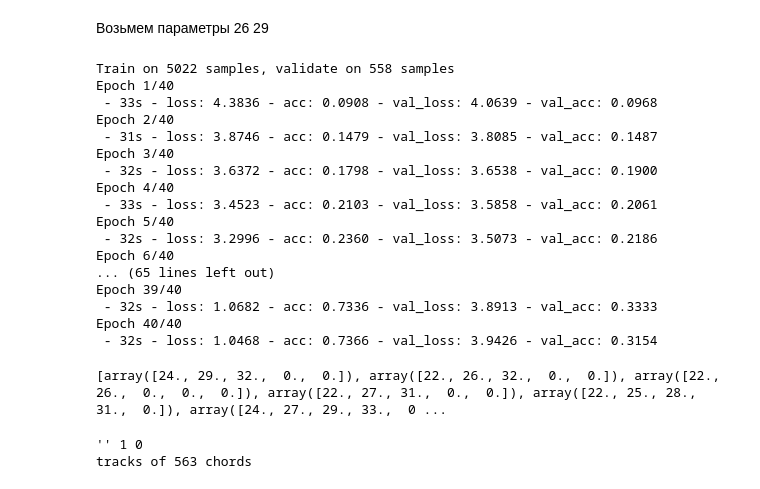
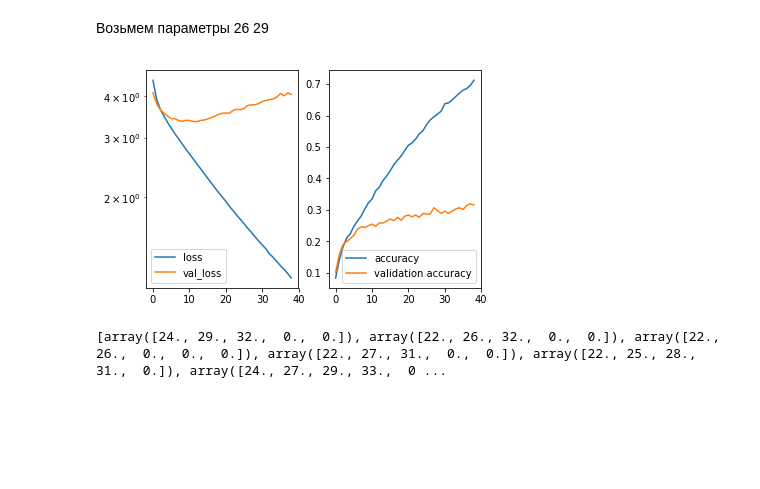
Before and after one commit to nzinov/accompaniator, a Jupyter notebook: ml/Bach.ipynb, the cells around one changed output. Cells and saved outputs as stored; diff of their text form; code cells hidden in the pictures; blank space fills up the shorter version.

```diff
--- a/ml/Bach.ipynb
+++ b/ml/Bach.ipynb
@@ -300,28 +302,12 @@ plot = PlotLearning()
 # %%
 model = Sequential()
 model.add(Embedding(size + 1, 26, input_length=6))
 model.add(LSTM(29))
 model.add(Dense(size, activation='softmax'))
 model.compile(optimizer='adam',loss='sparse_categorical_crossentropy',metrics=['accuracy'])
-model.fit(train_X, train_y, epochs=40, batch_size=1, verbose=2, validation_data=(test_X, test_y));#  callbacks=[plot]);
+model.fit(train_X, train_y, epochs=39, batch_size=1, verbose=2, validation_data=(test_X, test_y), callbacks=[plot]);
 # %% [output]
-Train on 5022 samples, validate on 558 samples
-Epoch 1/40
- - 33s - loss: 4.3836 - acc: 0.0908 - val_loss: 4.0639 - val_acc: 0.0968
-Epoch 2/40
- - 31s - loss: 3.8746 - acc: 0.1479 - val_loss: 3.8085 - val_acc: 0.1487
-Epoch 3/40
- - 32s - loss: 3.6372 - acc: 0.1798 - val_loss: 3.6538 - val_acc: 0.1900
-Epoch 4/40
- - 33s - loss: 3.4523 - acc: 0.2103 - val_loss: 3.5858 - val_acc: 0.2061
-Epoch 5/40
- - 32s - loss: 3.2996 - acc: 0.2360 - val_loss: 3.5073 - val_acc: 0.2186
-Epoch 6/40
-... (65 lines left out)
-Epoch 39/40
- - 32s - loss: 1.0682 - acc: 0.7336 - val_loss: 3.8913 - val_acc: 0.3333
-Epoch 40/40
- - 32s - loss: 1.0468 - acc: 0.7366 - val_loss: 3.9426 - val_acc: 0.3154
+[figure, added]
 # %%
 predicted_chords = np.array(test_X[:1])
 answer = test_X[0]
@@ -356,8 +341,3 @@ for encoded_chord in encoded_answer:
 
 track = [structures.Track(chords=chords)]
 song = structures.Song(tracks=track)
-# %%
-print(song)
-# %% [output]
-'' 1 0
-tracks of 563 chords
```
Also changed, not shown: parts of 3 cells of this notebook, 2 other files.
